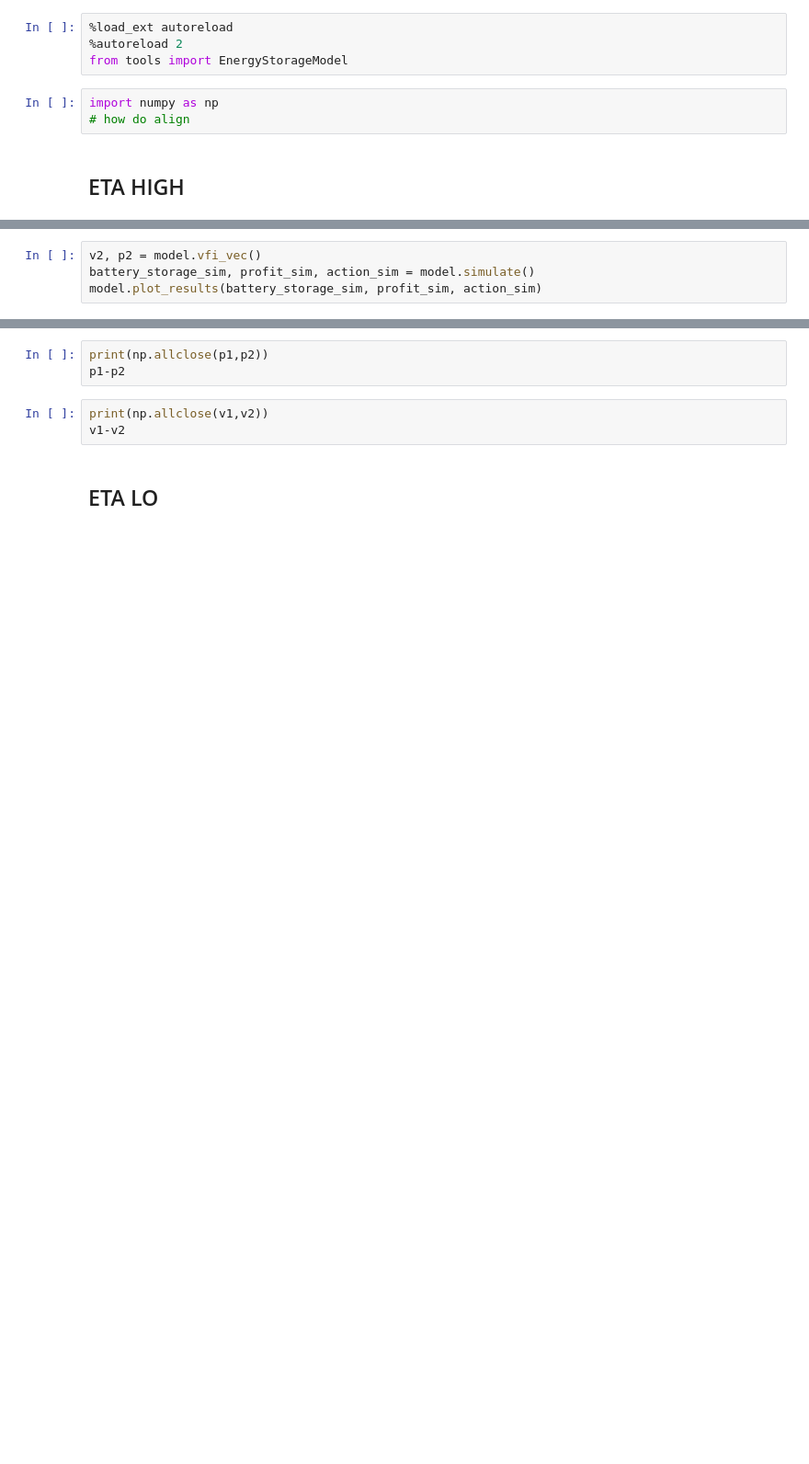
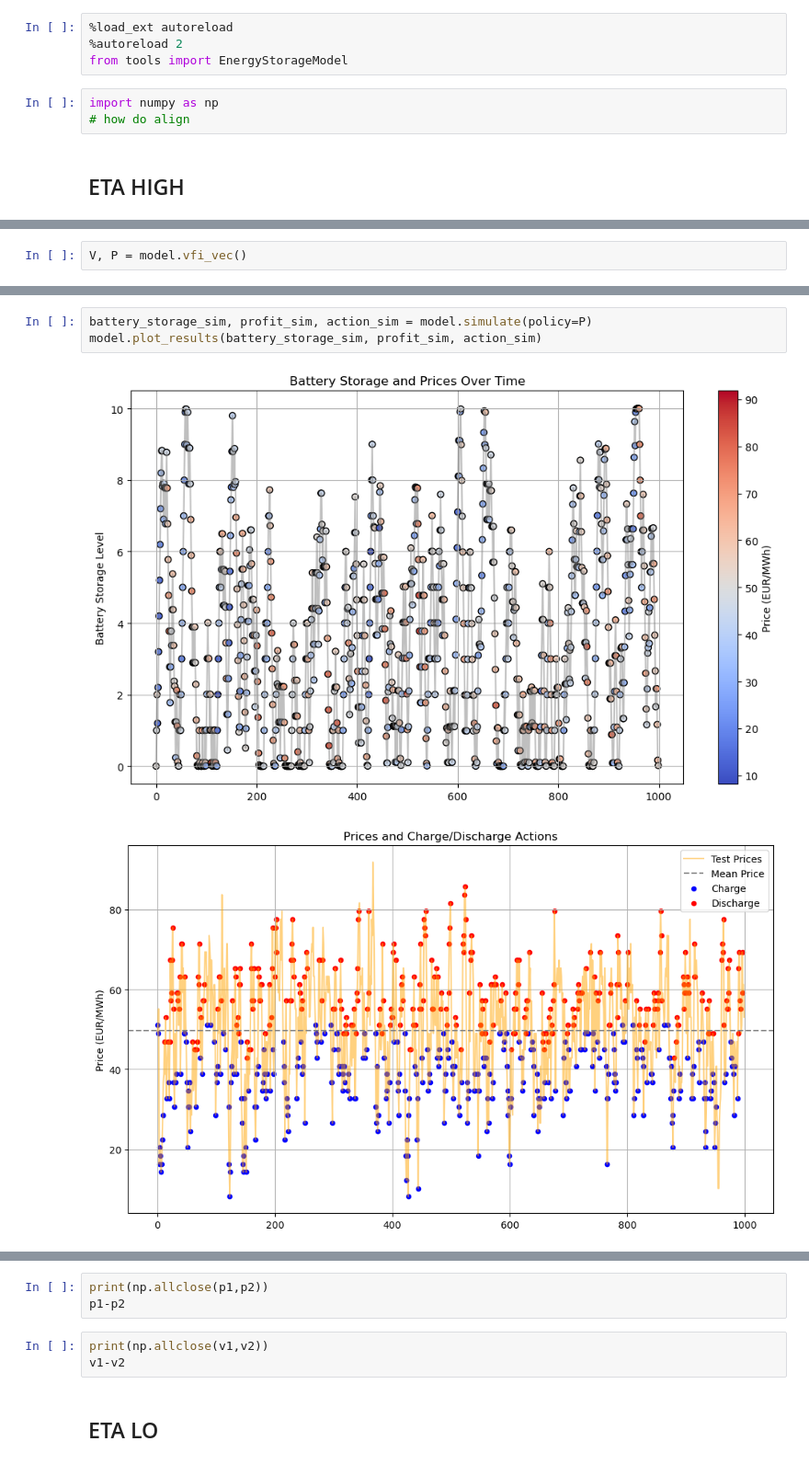
Before and after one commit to gqh814/battery, a Jupyter notebook: code/stylized_enviroment.ipynb, the cells around one changed output, grey strips where cells are left out. Shown at 92% size. Drawn from its saved outputs; the diff is of its cells as text; blank space fills up the shorter version.

```diff
--- a/code/stylized_enviroment.ipynb
+++ b/code/stylized_enviroment.ipynb
@@ -34,6 +34,4 @@ model.plot_price_transition_distributions()
 # %%
-v2, p2 = model.vfi_vec()
-battery_storage_sim, profit_sim, action_sim = model.simulate()
-model.plot_results(battery_storage_sim, profit_sim, action_sim)
+V, P = model.vfi_vec()
 # %% [output]
 heyo
@@ -44,0 +39,6 @@ Converged in 1 iterations.
+# %%
+battery_storage_sim, profit_sim, action_sim = model.simulate(policy=P)
+model.plot_results(battery_storage_sim, profit_sim, action_sim)
+# %% [output]
+[figure, added]
+[figure, added]
```
Also changed, not shown: parts of 7 cells of this notebook, 1 other file.
